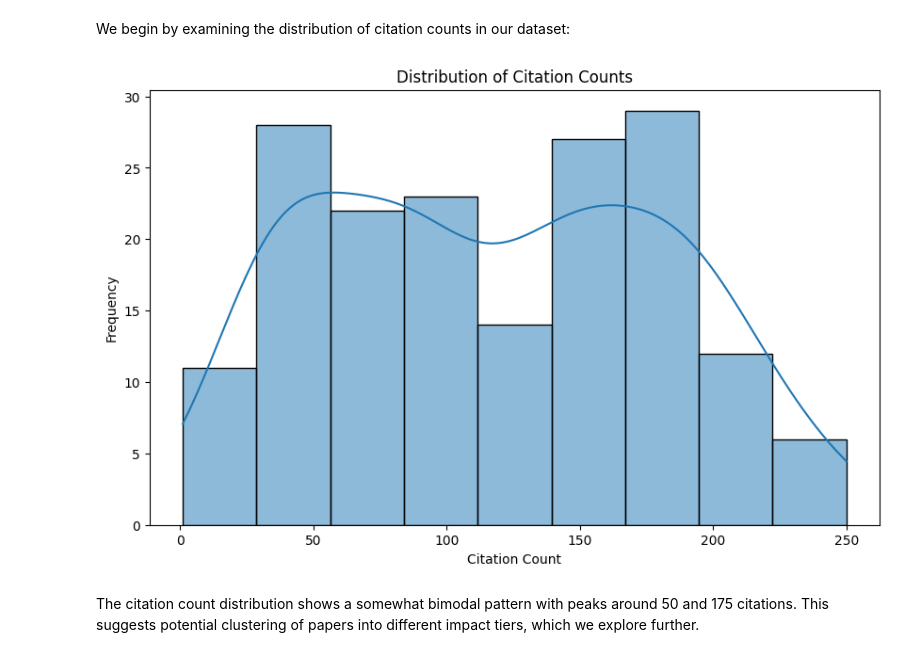
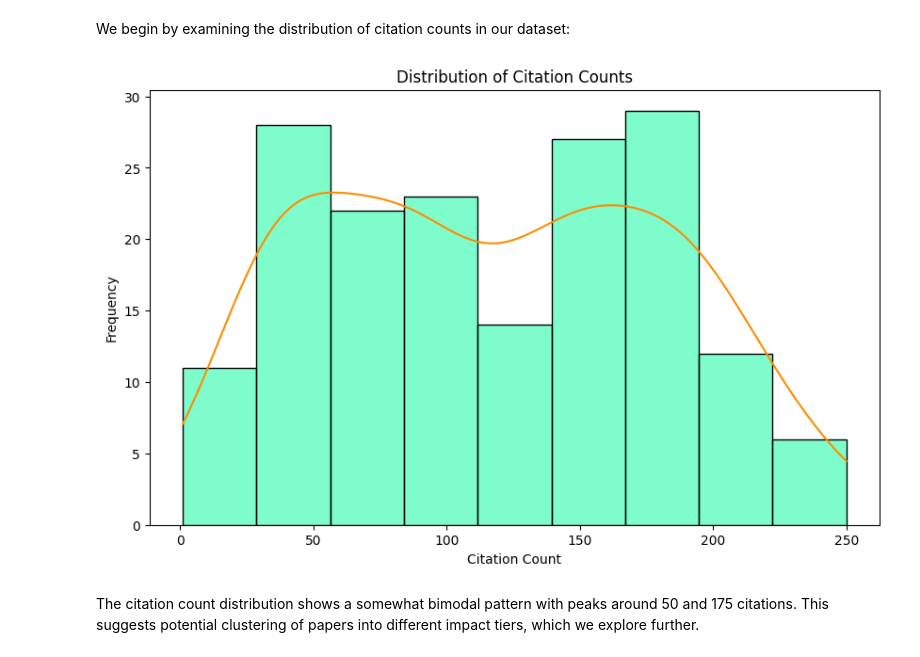
Before and after one commit to XanderZhou2022/ECE204_final, a Jupyter notebook: final_report.ipynb, the cells around one changed output. Saved outputs shown, nothing was run; the diff lists cells and outputs as text; code cells hidden in the pictures.

```diff
--- a/final_report.ipynb
+++ b/final_report.ipynb
@@ -80,13 +80,14 @@ Index(['title', 'IMPACT', 'SUBSTANCE', 'APPROPRIATENESS',
 We begin by examining the distribution of citation counts in our dataset:
 # %%
 plt.figure(figsize=(10, 6))
-sns.histplot(data=data, x='citation_count', kde=True)
+ax = sns.histplot(data=data, x='citation_count', kde=True, color="mediumspringgreen" )
+ax.lines[0].set_color('darkorange')
 plt.title('Distribution of Citation Counts')
 plt.xlabel('Citation Count')
 plt.ylabel('Frequency')
 plt.show()
 # %% [output]
-[figure, old version]
+[figure, new version]
 # %% [markdown]
 The citation count distribution shows a somewhat bimodal pattern with peaks around 50 and 175 citations. This suggests potential clustering of papers into different impact tiers, which we explore further.
 # %% [markdown]
```
Also changed, not shown: parts of 11 cells of this notebook, 3 other files.
